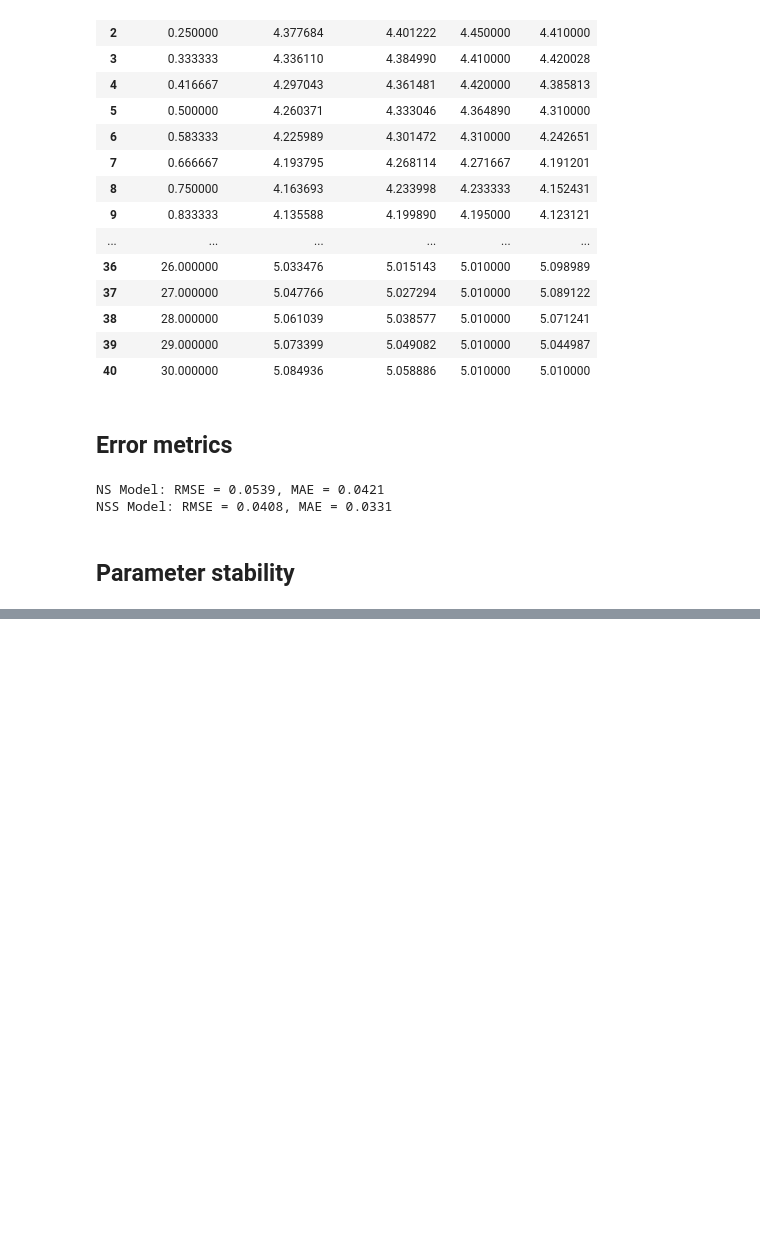
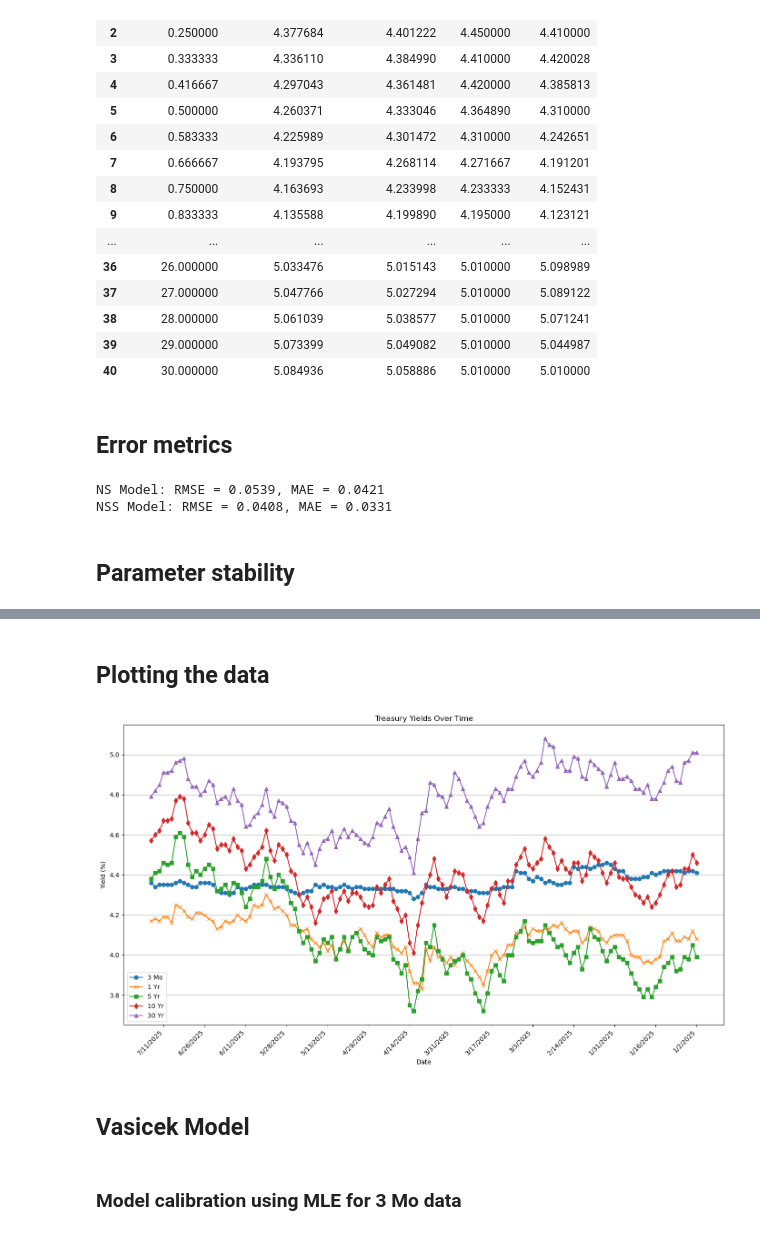
Before and after one commit to niranjan-kamal/yield_curve_and_stochastic_int_rate_modelling, a Jupyter notebook: Yield_curve_and_Stochastic_int_rate_modelling.ipynb, the cells around one changed output, grey strips where cells are left out. Cells and saved outputs as stored; diff of their text form; code cells hidden in the pictures; blank space fills up the shorter version.

```diff
--- a/Yield_curve_and_Stochastic_int_rate_modelling.ipynb
+++ b/Yield_curve_and_Stochastic_int_rate_modelling.ipynb
@@ -722,0 +995,7 @@ NSS Model: RMSE = 0.0408, MAE = 0.0331
+# %%
+rates_df = pd.read_csv('daily-treasury-rates.csv')
+
+#remove 1.5 Mo column
+rates_df = rates_df.drop(columns=['1.5 Mo'])
+# %%
+rates_df = rates_df[::-1]
@@ -722,0 +1011,30 @@ NSS Model: RMSE = 0.0408, MAE = 0.0331
+# %% [markdown]
+## Plotting the data
+# %%
+import matplotlib.pyplot as plt
+
+plt.figure(figsize=(14, 8))
+plt.plot(rates_df['Date'], rates_df['3 Mo'], label='3 Mo', marker='o')
+plt.plot(rates_df['Date'], rates_df['1 Yr'], label='1 Yr', marker='x')
+plt.plot(rates_df['Date'], rates_df['5 Yr'], label='5 Yr', marker='s')
+plt.plot(rates_df['Date'], rates_df['10 Yr'], label='10 Yr', marker='d')
+plt.plot(rates_df['Date'], rates_df['30 Yr'], label='30 Yr', marker='^')
+
+plt.xlabel('Date')
+plt.ylabel('Yield (%)')
+plt.title('Treasury Yields Over Time')
+
+# Only show every 10th date label
+n = 10  # adjust as needed
+plt.xticks(ticks=rates_df.index[::n], labels=rates_df['Date'][::n], rotation=45, ha='right')
+
+plt.legend()
+plt.grid(True, axis='y')
+plt.tight_layout()
+plt.show()
+# %% [output]
+[figure, added]
+# %% [markdown]
+## Vasicek Model
+# %% [markdown]
+### Model calibration using MLE for 3 Mo data
```
Also changed, not shown: parts of 42 cells of this notebook.
